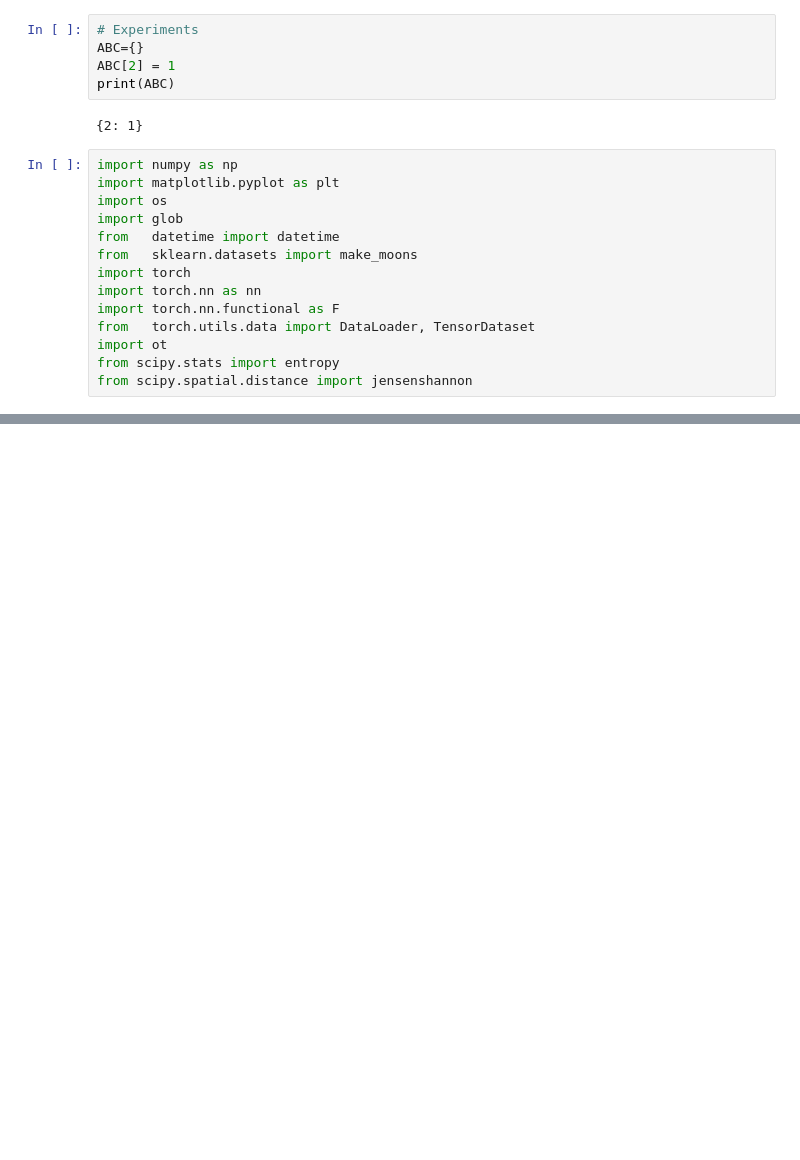
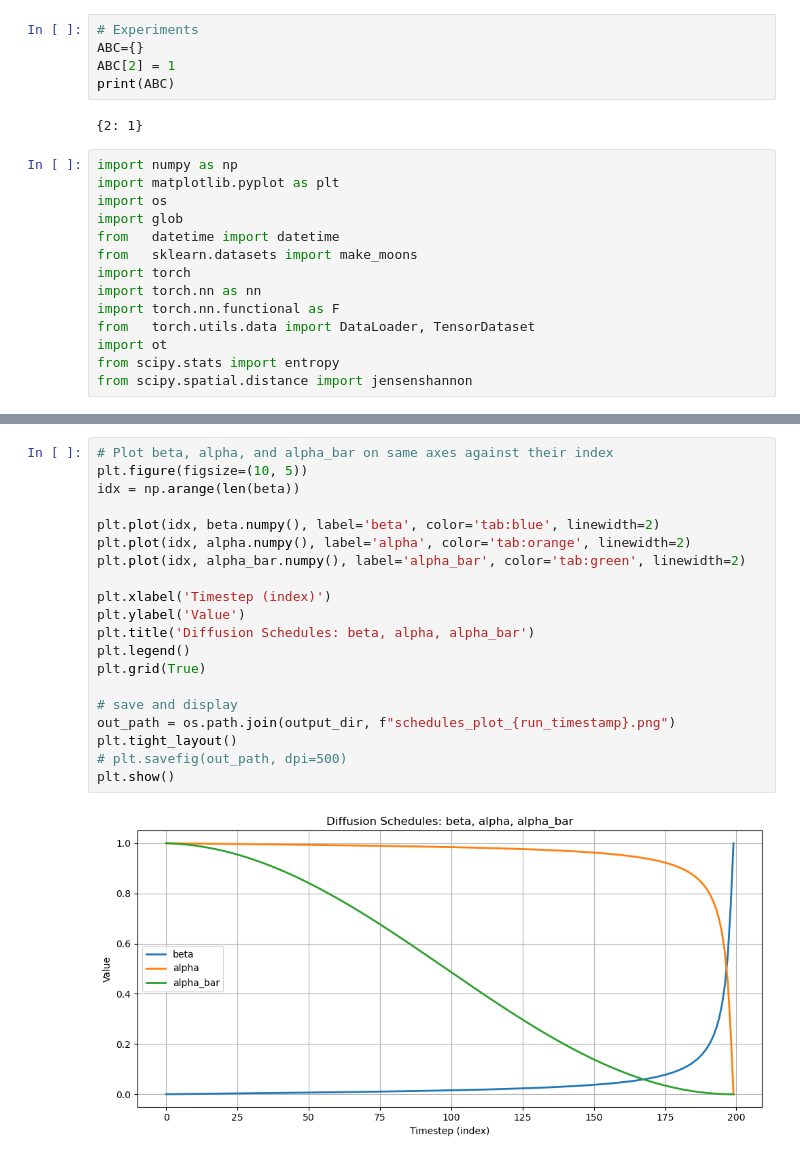
Before and after one commit to nancyanahra/ToyDiffusion, a Jupyter notebook: diff-2.ipynb, the cells around one changed output, grey strips where cells are left out. Saved outputs shown, nothing was run; the diff lists cells and outputs as text; blank space fills up the shorter version.

Commit message:
added wrong version of file. adding again

```diff
--- a/diff-2.ipynb
+++ b/diff-2.ipynb
@@ -32,0 +114,22 @@ Created output directory: run_20251106_122158
+# %%
+# Plot beta, alpha, and alpha_bar on same axes against their index
+plt.figure(figsize=(10, 5))
+idx = np.arange(len(beta))
+
+plt.plot(idx, beta.numpy(), label='beta', color='tab:blue', linewidth=2)
+plt.plot(idx, alpha.numpy(), label='alpha', color='tab:orange', linewidth=2)
+plt.plot(idx, alpha_bar.numpy(), label='alpha_bar', color='tab:green', linewidth=2)
+
+plt.xlabel('Timestep (index)')
+plt.ylabel('Value')
+plt.title('Diffusion Schedules: beta, alpha, alpha_bar')
+plt.legend()
+plt.grid(True)
+
+# save and display
+out_path = os.path.join(output_dir, f"schedules_plot_{run_timestamp}.png")
+plt.tight_layout()
+# plt.savefig(out_path, dpi=500)
+plt.show()
+# %% [output]
+[figure, added]
```
Also changed, not shown: parts of 18 cells of this notebook.
